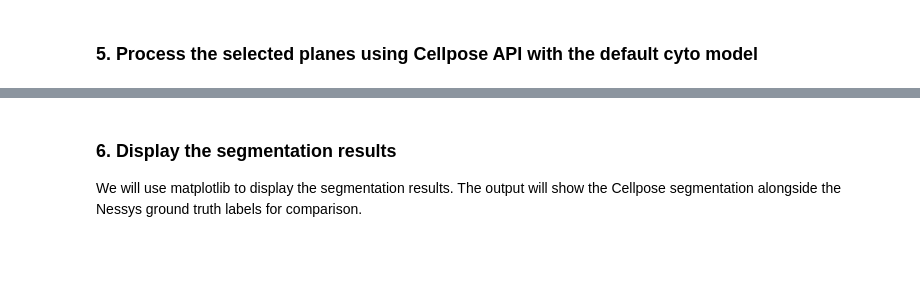
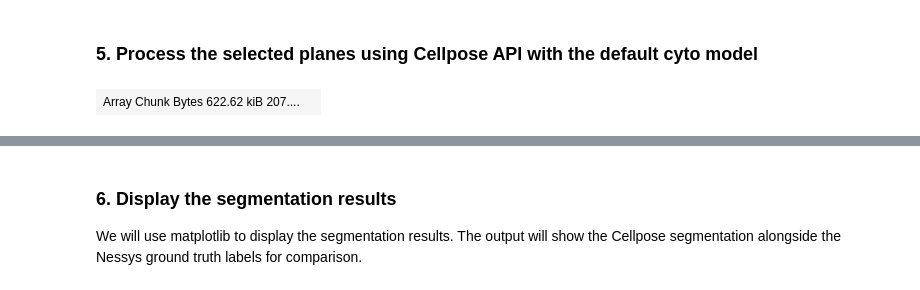
Before and after one commit to jvsguerra/MDA_Project_4, a Jupyter notebook: Project_4.ipynb, the cells around one changed output, grey strips where cells are left out. Saved outputs shown, nothing was run; the diff lists cells and outputs as text; code cells hidden in the pictures; blank space fills up the shorter version.

```diff
--- a/Project_4.ipynb
+++ b/Project_4.ipynb
@@ -111,4 +142,19 @@ print(f"Selected images shape: {selected_images.shape}")
 # %% [markdown]
 ### 5. Process the selected planes using Cellpose API with the default cyto model
+# %%
+# Convert the NumPy image data to a Dask array
+dask_img = dask.array.from_array(
+    selected_images,
+    chunks=(
+        selected_images.shape[0],
+        1,
+        selected_images.shape[2],
+        selected_images.shape[3],
+    ),
+)
+
+dask_img
+# %% [output]
+| Array Chunk Bytes 622.62 kiB 207.... |  |
 # %%
 # Convert the NumPy image data to a Dask array
```
Also changed, not shown: parts of 19 cells of this notebook.
